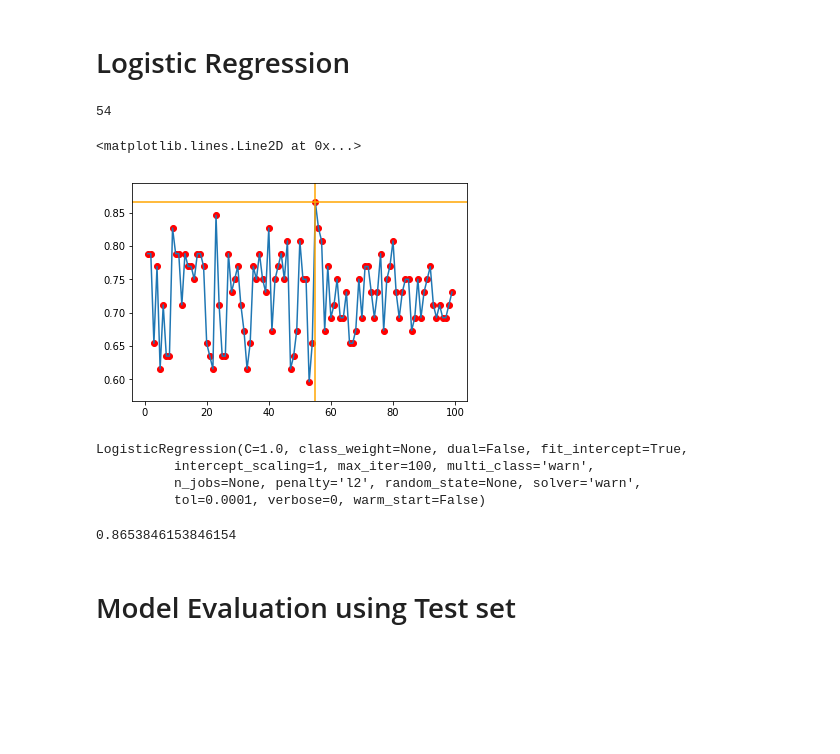
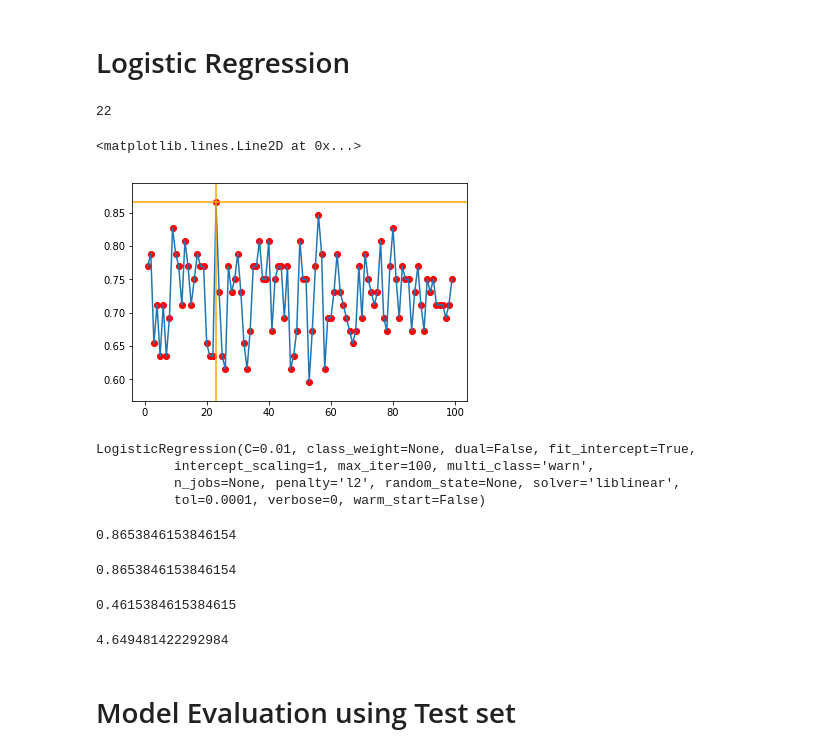
Before and after one commit to MrinalDas007/Coursera_Project_1, a Jupyter notebook: Notebook_1.ipynb, the cells around one changed output. Cells and saved outputs as stored; diff of their text form; code cells hidden in the pictures; blank space fills up the shorter version.

```diff
--- a/Notebook_1.ipynb
+++ b/Notebook_1.ipynb
@@ -273,0 +315,4 @@ Notice: You should find the best k to build the model with the best accuracy.
+# %%
+y_pred=neigh.predict(x_test)
+print("Train set Accuracy: ", accuracy_score(y_train,neigh.predict(x_train)))
+print("Test set Accuracy: ", accuracy_score(y_test,y_pred))
@@ -281,3 +327,0 @@ x_train,x_test,y_train,y_test=train_test_split(X,y,test_size=0.1,random_state=10
-# %%
-reg=DecisionTreeRegressor(min_samples_split=0.05,random_state=10)
-reg.fit(x_train,y_train)
@@ -289,0 +328,10 @@ DecisionTreeRegressor(criterion='mse', max_depth=None, max_features=None,
+# %%
+value_of_score=list()
+for i in range(1,100):
+    x_train,x_test,y_train,y_test=train_test_split(X,y,test_size=0.1,random_state=i)
+    clf_entropy=DecisionTreeClassifier(criterion="entropy", max_depth=4)
+    clf_entropy.fit(x_train,y_train)
+    y_pred=clf_entropy.predict(x_test)
+    score=accuracy_score(y_test,y_pred)
+    value_of_score.append(score)
+value_of_score.index(max(value_of_score))
@@ -336,35 +398,51 @@ import matplotlib.pyplot as plt
 value_of_score=list()
 for i in range(1,100):
     x_train,x_test,y_train,y_test=train_test_split(X,y,test_size=0.15,random_state=i)
+    Log_reg=LogisticRegression(C=0.01, solver='liblinear')
     Log_reg.fit(x_train,y_train)
     y_pred=Log_reg.predict(x_test)
     score=accuracy_score(y_test,y_pred)
     value_of_score.append(score)
 value_of_score.index(max(value_of_score))
 # %% [output]
-54
+22
 # %%
 plt.scatter(range(1,100),value_of_score,color='red')
 plt.plot(range(1,100),value_of_score)
 plt.axhline(max(value_of_score),color='orange') #axes horizontal line
-plt.axvline(55,color='orange')
+plt.axvline(23,color='orange')
 # %% [output]
 <matplotlib.lines.Line2D at 0x...>
-[figure, old version]
+[figure, new version]
 # %%
-x_train,x_test,y_train,y_test=train_test_split(X,y,test_size=0.15,random_state=55)
-Log_reg=LogisticRegression()
+x_train,x_test,y_train,y_test=train_test_split(X,y,test_size=0.15,random_state=23)
+Log_reg=LogisticRegression(C=0.01, solver='liblinear')
 Log_reg.fit(x_train,y_train)
 # %% [output]
-LogisticRegression(C=1.0, class_weight=None, dual=False, fit_intercept=True,
+LogisticRegression(C=0.01, class_weight=None, dual=False, fit_intercept=True,
           intercept_scaling=1, max_iter=100, multi_class='warn',
-          n_jobs=None, penalty='l2', random_state=None, solver='warn',
+          n_jobs=None, penalty='l2', random_state=None, solver='liblinear',
           tol=0.0001, verbose=0, warm_start=False)
 # %%
 y_pred=Log_reg.predict(x_test)
 accuracy_score(y_test,y_pred)
 # %% [output]
 0.8653846153846154
+# %%
+from sklearn.metrics import jaccard_similarity_score
+jaccard_similarity_score(y_test,y_pred)
+# %% [output]
+0.8653846153846154
+# %%
+from sklearn.metrics import f1_score
+f1_score(y_test,y_pred)
+# %% [output]
+0.4615384615384615
+# %%
+from sklearn.metrics import log_loss
+log_loss(y_test,y_pred)
+# %% [output]
+4.649481422292984
 # %% [markdown]
 # Model Evaluation using Test set
 # %%
```
Also changed, not shown: parts of 14 cells of this notebook.
